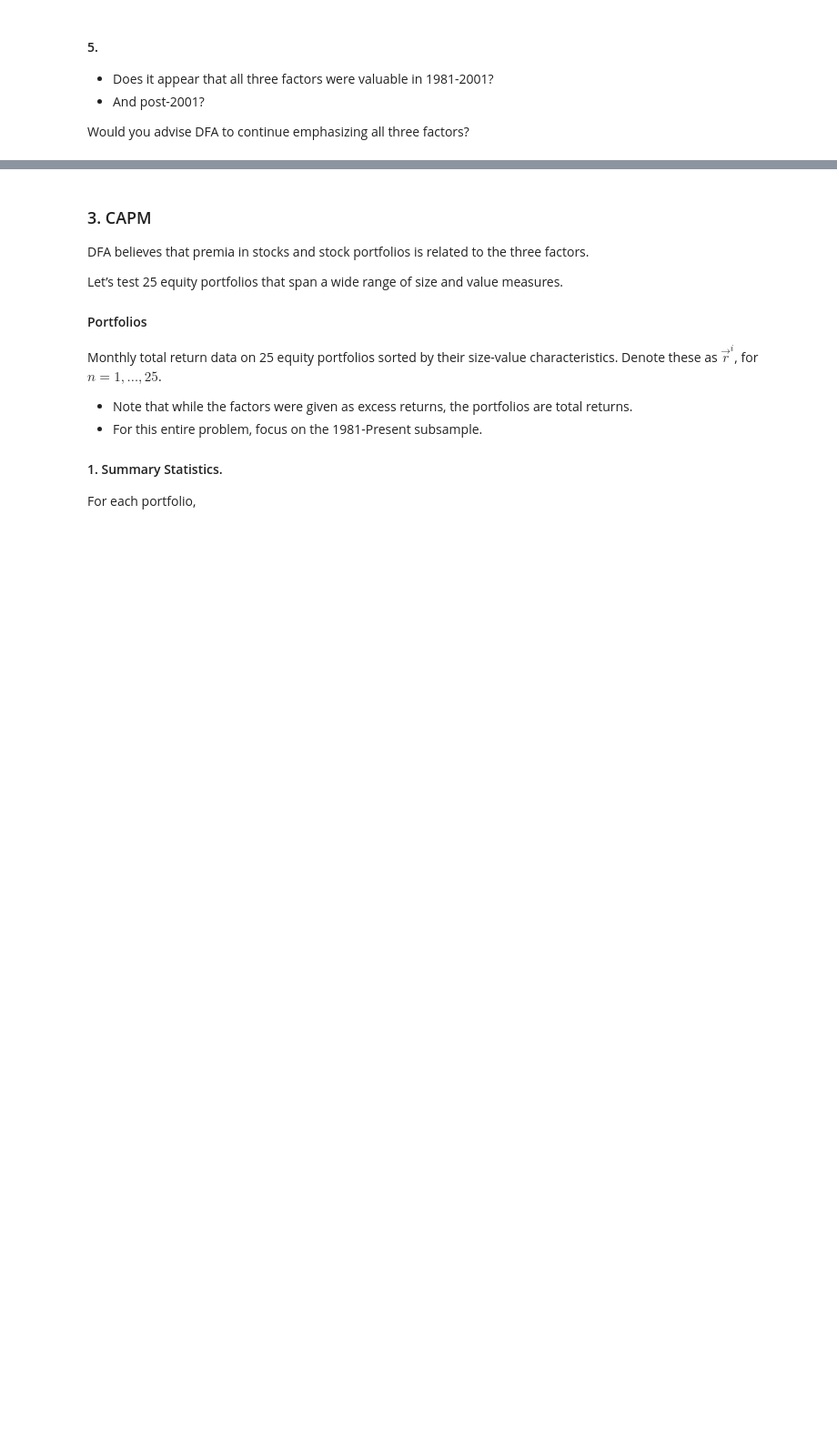
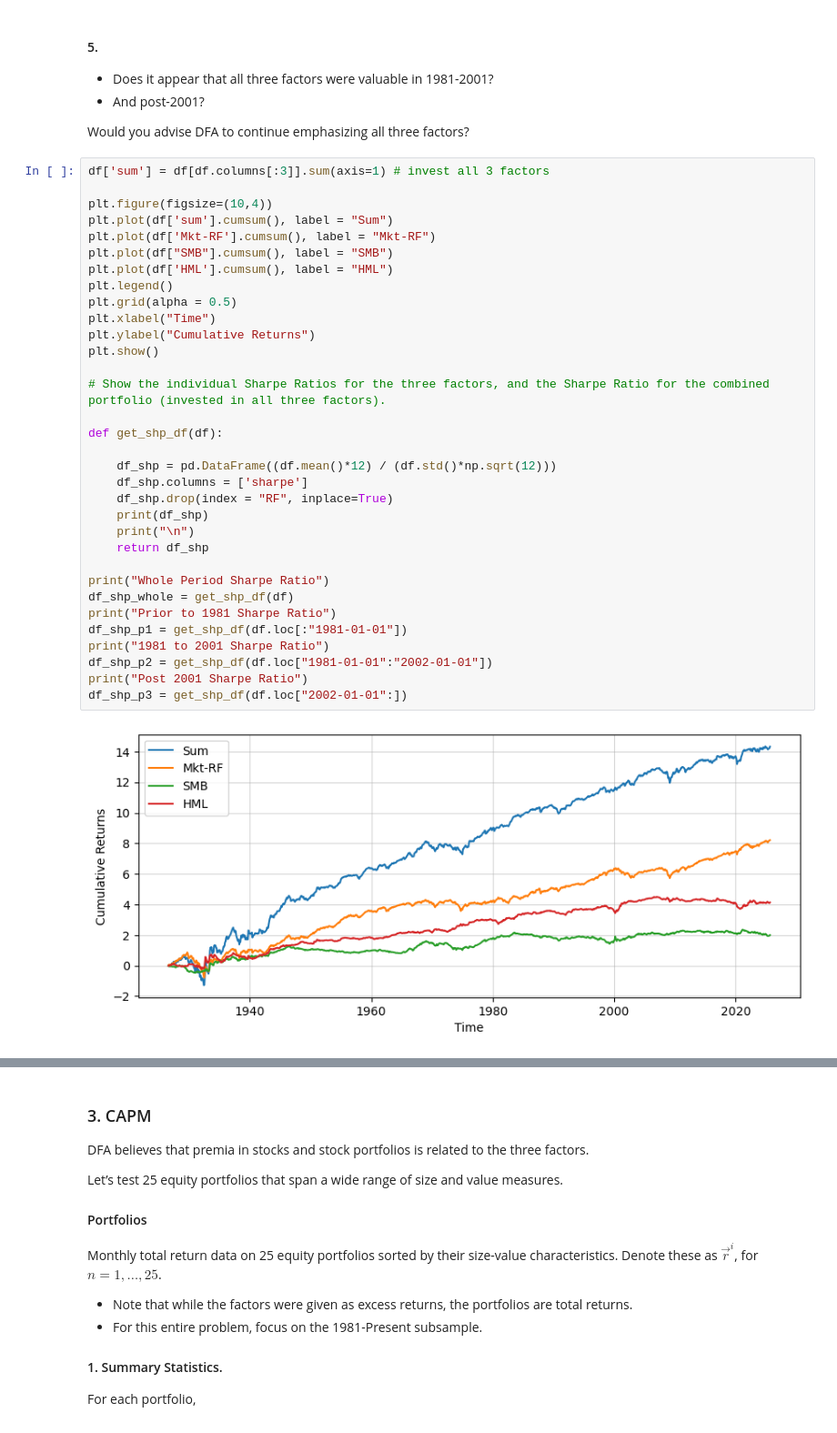
Before and after one commit to kebo1234/Portfolio-HW-Group-B-12, a Jupyter notebook: HW4/HW4.ipynb, the cells around one changed output, grey strips where cells are left out. Shown at 91% size. Cells and saved outputs as stored; diff of their text form; blank space fills up the shorter version.

```diff
--- a/HW4/HW4.ipynb
+++ b/HW4/HW4.ipynb
@@ -222,3 +269,38 @@ In the individual subsamples, the 2nd subsample (1981 - 1990) had the value fact
 - And post-2001?
 
 Would you advise DFA to continue emphasizing all three factors?
+# %%
+df['sum'] = df[df.columns[:3]].sum(axis=1) # invest all 3 factors
+
+plt.figure(figsize=(10,4))
+plt.plot(df['sum'].cumsum(), label = "Sum")
+plt.plot(df['Mkt-RF'].cumsum(), label = "Mkt-RF")
+plt.plot(df["SMB"].cumsum(), label = "SMB")
+plt.plot(df['HML'].cumsum(), label = "HML")
+plt.legend()
+plt.grid(alpha = 0.5)
+plt.xlabel("Time")
+plt.ylabel("Cumulative Returns")
+plt.show()
+
+# Show the individual Sharpe Ratios for the three factors, and the Sharpe Ratio for the combined portfolio (invested in all three factors).
+
+def get_shp_df(df):
+
+    df_shp = pd.DataFrame((df.mean()*12) / (df.std()*np.sqrt(12)))
+    df_shp.columns = ['sharpe']
+    df_shp.drop(index = "RF", inplace=True)
+    print(df_shp)
+    print("\n")
+    return df_shp
+
+print("Whole Period Sharpe Ratio")
+df_shp_whole = get_shp_df(df)
+print("Prior to 1981 Sharpe Ratio")
+df_shp_p1 = get_shp_df(df.loc[:"1981-01-01"])
+print("1981 to 2001 Sharpe Ratio")
+df_shp_p2 = get_shp_df(df.loc["1981-01-01":"2002-01-01"])
+print("Post 2001 Sharpe Ratio")
+df_shp_p3 = get_shp_df(df.loc["2002-01-01":])
+# %% [output]
+[figure, added]
```
Also changed, not shown: parts of 3 cells of this notebook.
